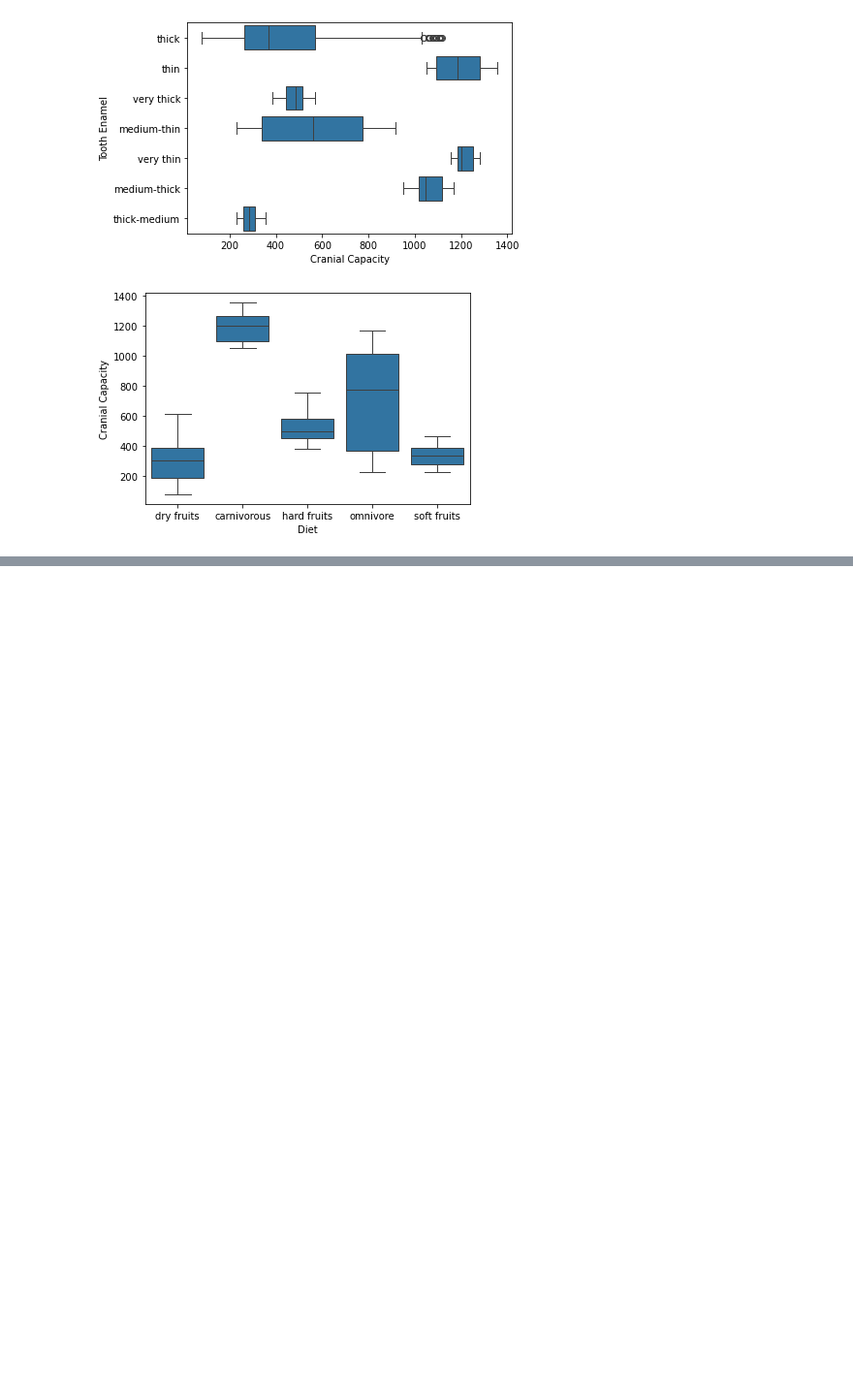
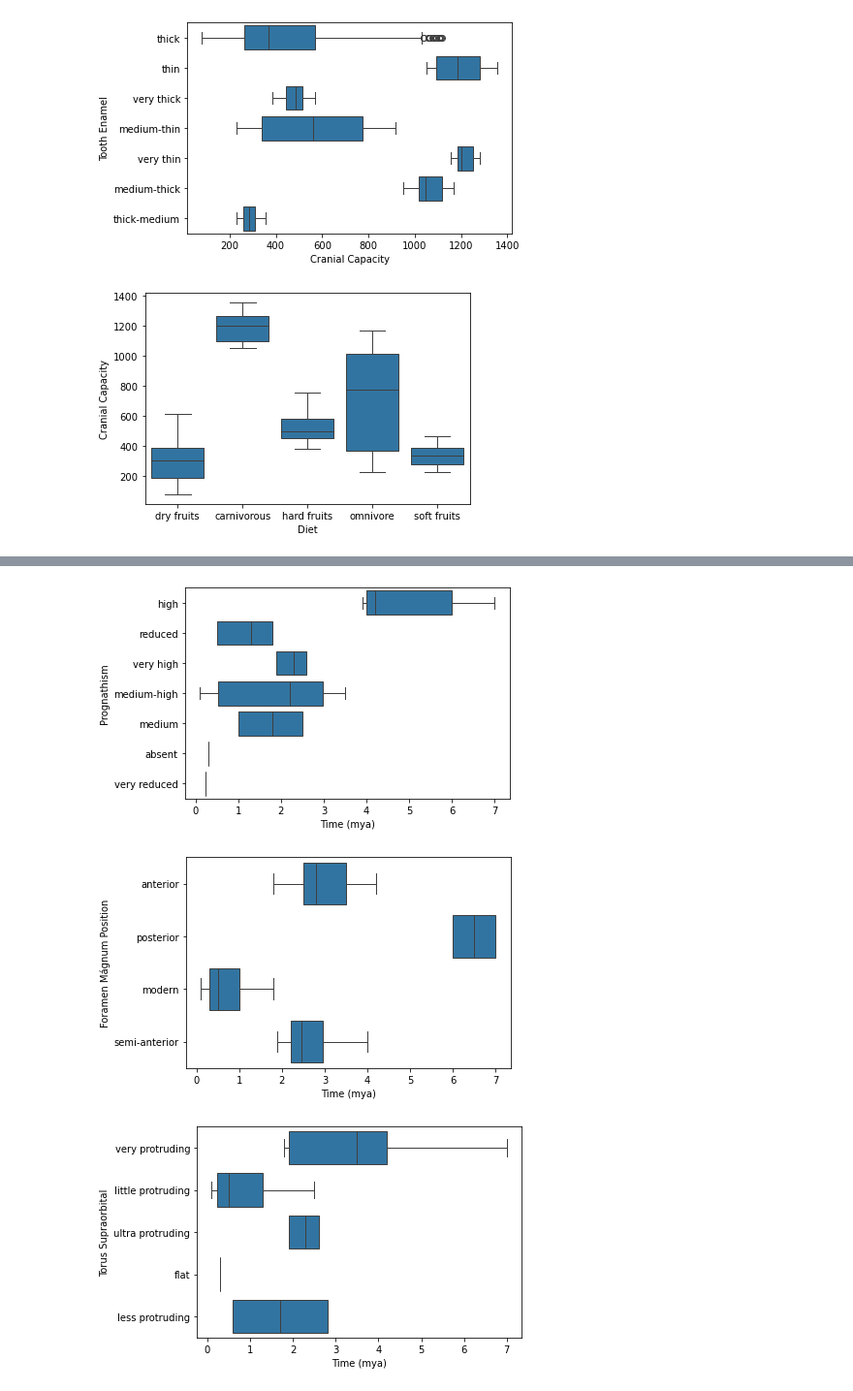
Before and after one commit to gutinata/CodeMedley, a Jupyter notebook: ML_AI_Foundations_Final_Project/Hominid_dataset_analysis.ipynb, the cells around one changed output, grey strips where cells are left out. Shown at 97% size. Cells and saved outputs as stored; diff of their text form; code cells hidden in the pictures; blank space fills up the shorter version.

```diff
--- a/ML_AI_Foundations_Final_Project/Hominid_dataset_analysis.ipynb
+++ b/ML_AI_Foundations_Final_Project/Hominid_dataset_analysis.ipynb
@@ -129,0 +183,23 @@ On first examination, yes, several traits related to diet seem to have a correla
+# %%
+#make graphs for each variable
+sns.boxplot(y = 'Prognathism', x = 'mya_time', data = hominid)
+plt.ylabel('Prognathism')
+plt.xlabel('Time (mya)')
+plt.show()
+plt.close()
+
+sns.boxplot(y = 'Foramen_Mágnum_Position', x = 'mya_time', data = hominid)
+plt.ylabel('Foramen Mágnum Position')
+plt.xlabel('Time (mya)')
+plt.show()
+plt.close()
+
+sns.boxplot(y = 'Torus_Supraorbital', x = 'mya_time', data = hominid)
+plt.ylabel('Torus Supraorbital')
+plt.xlabel('Time (mya)')
+plt.show()
+plt.close()
+# %% [output]
+[figure, added]
+[figure, added]
+[figure, added]
```
Also changed, not shown: parts of 16 cells of this notebook.
